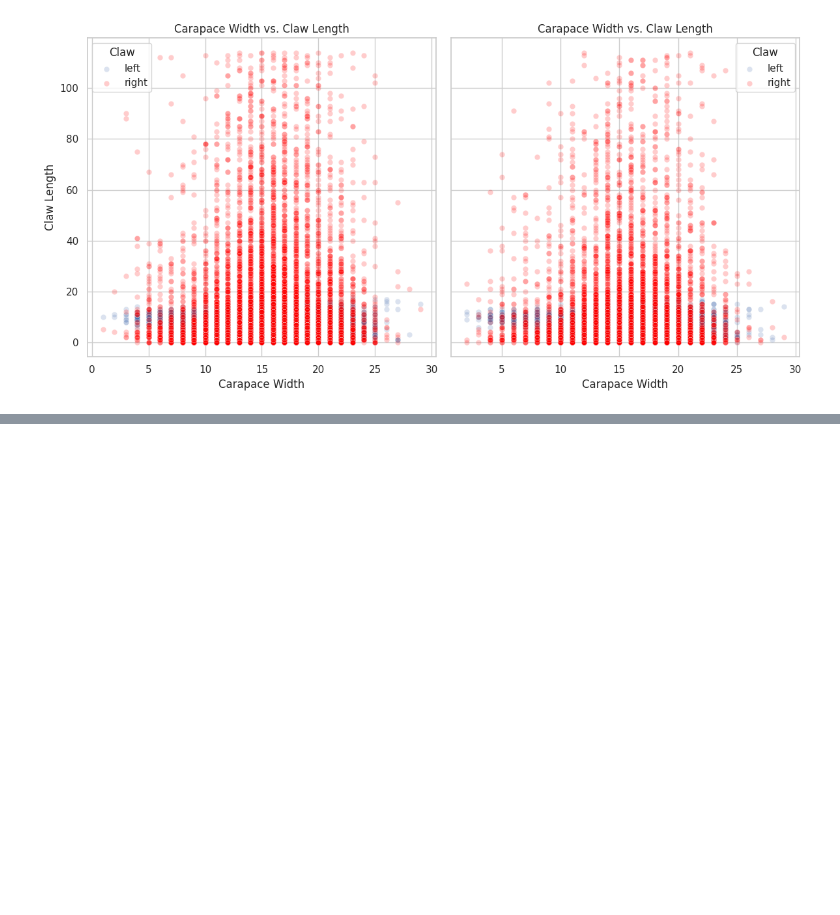
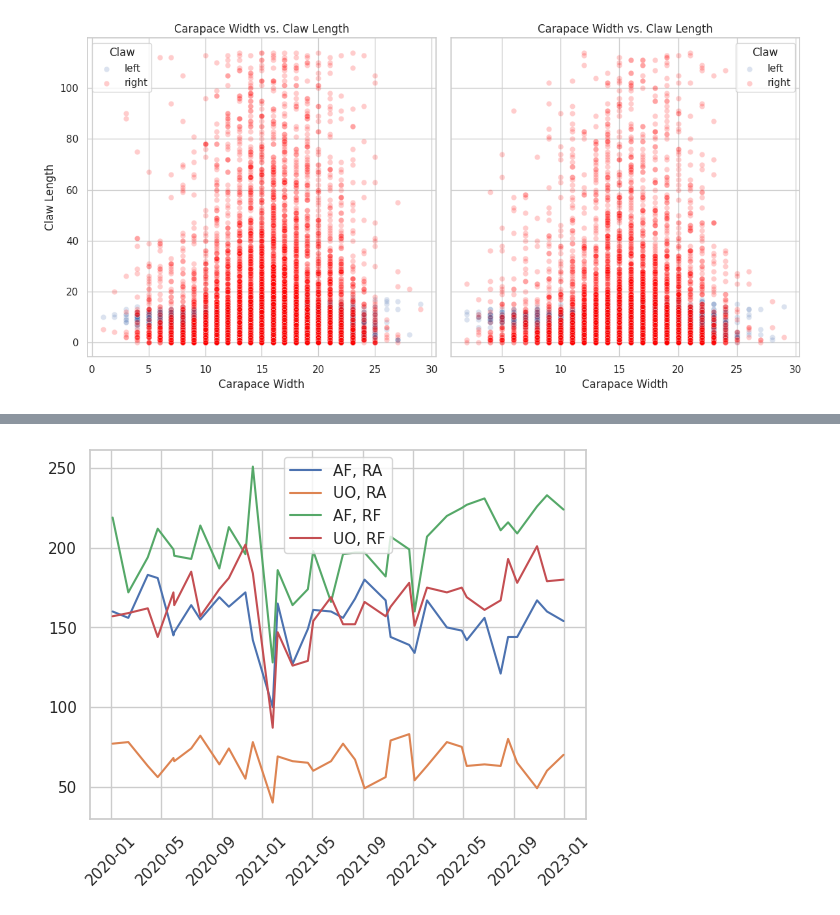
Before and after one commit to Py-ualg/2025-tidy-python, a Jupyter notebook: tutorials/nb3_visualization.ipynb, the cells around one changed output, grey strips where cells are left out. Drawn from its saved outputs; the diff is of its cells as text; code cells hidden in the pictures; blank space fills up the shorter version.

```diff
--- a/tutorials/nb3_visualization.ipynb
+++ b/tutorials/nb3_visualization.ipynb
@@ -627,0 +649,3 @@ plt.show()
+# %%
+species_by_time = crabs3.groupby(['date', 'region', 'species']).size().unstack()
+species_by_time.head()
@@ -627,0 +660,2 @@ plt.show()
+# %%
+time_evolution = species_by_time.unstack()
@@ -627,0 +673,11 @@ plt.show()
+# %%
+plt.plot(time_evolution.index, time_evolution['Afruca farensis']['Ria Alvor'], label='AF, RA')
+plt.plot(time_evolution.index, time_evolution['Uca olhanensis']['Ria Alvor'], label='UO, RA')
+
+plt.plot(time_evolution.index, time_evolution['Afruca farensis']['Ria Formosa'], label='AF, RF')
+plt.plot(time_evolution.index, time_evolution['Uca olhanensis']['Ria Formosa'], label='UO, RF')
+plt.xticks(rotation=45)
+plt.legend()
+plt.show()
+# %% [output]
+[figure, added]
```
Also changed, not shown: parts of 6 cells of this notebook.
